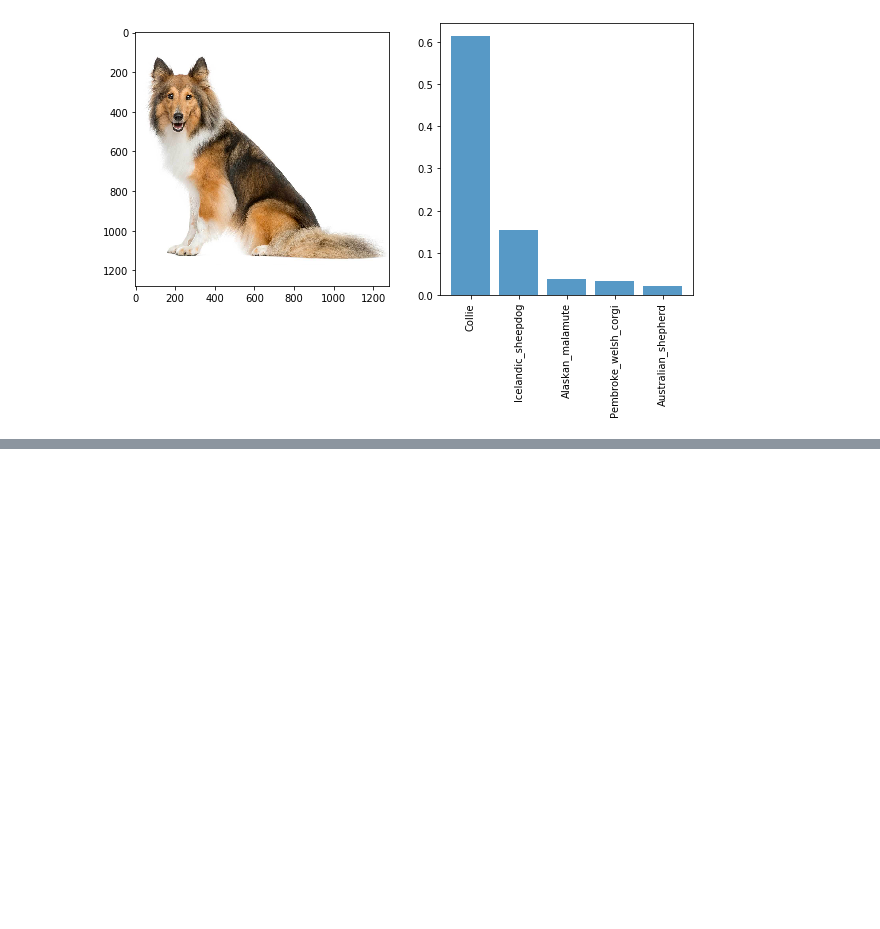
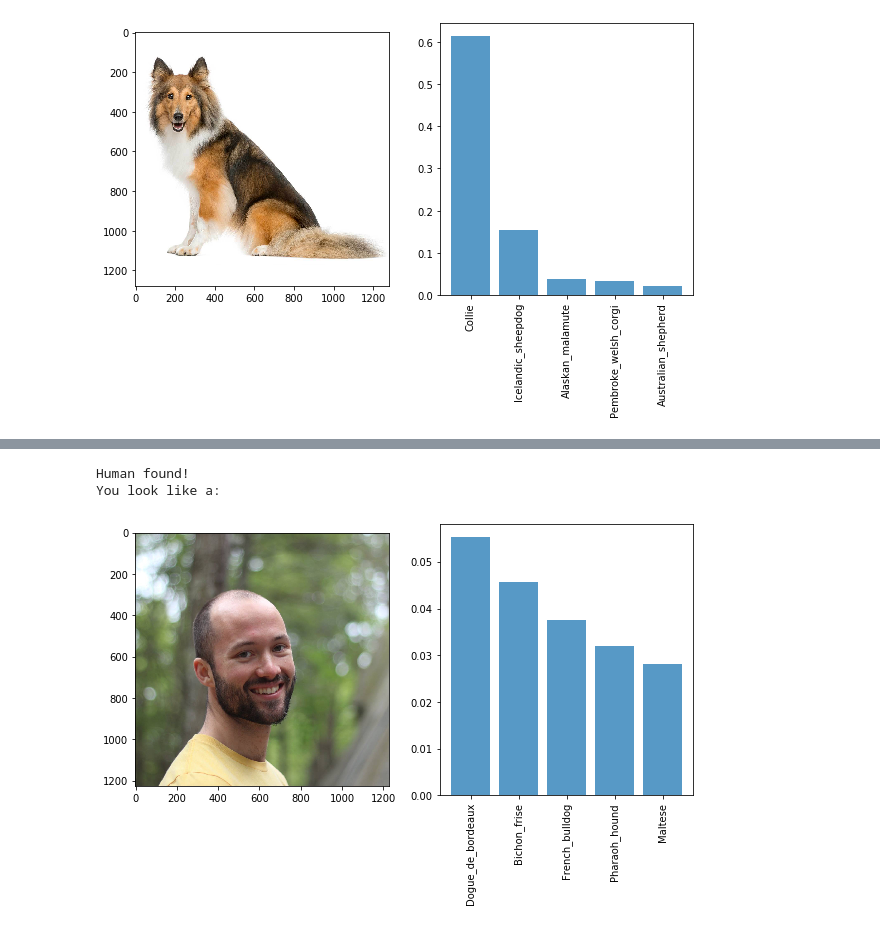
Before and after one commit to jfreds91/DSND_t2_capstone, a Jupyter notebook: dog_app.ipynb, the cells around one changed output, grey strips where cells are left out. Drawn from its saved outputs; the diff is of its cells as text; code cells hidden in the pictures; blank space fills up the shorter version.

```diff
--- a/dog_app.ipynb
+++ b/dog_app.ipynb
@@ -1239,0 +1318,7 @@ __Answer:__
+# %%
+fullpath = 'C:/Users/Jesse/Pictures/13350418_10208198628915224_1099927911405740637_o.jpg'
+full_image_process(fullpath)
+# %% [output]
+Human found!
+You look like a:
+[figure, added]
```
Also changed, not shown: parts of 19 cells of this notebook, 1 other file.
